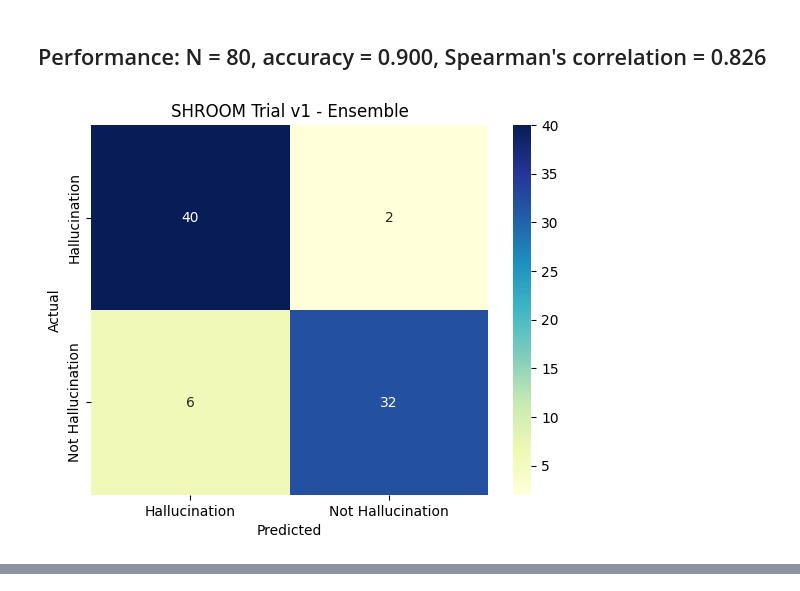
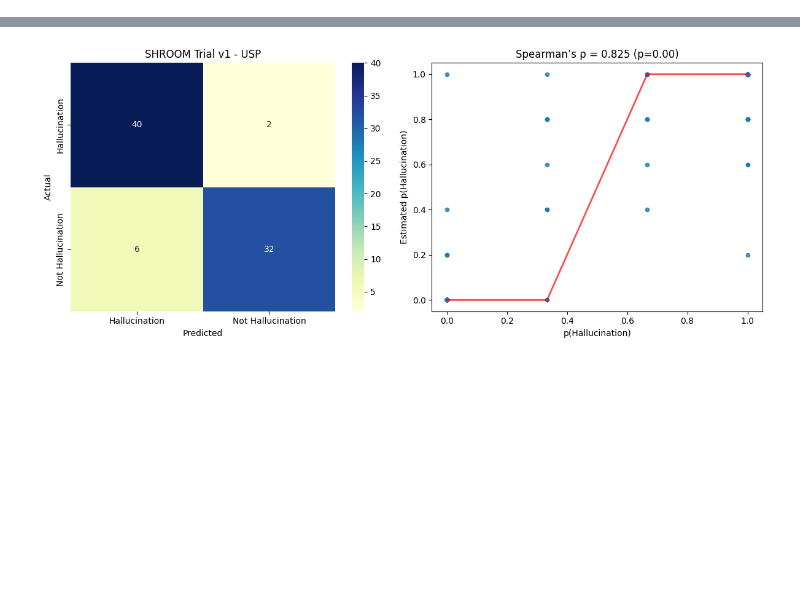
Before and after one commit to bradleypallen/shroom, a Jupyter notebook: shroom_trial-v1_metrics_ensemble.ipynb, the cells around one changed output, grey strips where cells are left out. Saved outputs shown, nothing was run; the diff lists cells and outputs as text; code cells hidden in the pictures; blank space fills up the shorter version.

Commit message:
USP 2nd stage runs on trial-v1, val.model-agnostic

```diff
--- a/shroom_trial-v1_metrics_ensemble.ipynb
+++ b/shroom_trial-v1_metrics_ensemble.ipynb
@@ -3,18 +5,25 @@ import json, pycm, pandas as pd, matplotlib.pyplot as plt, seaborn as sns
 from IPython.display import display, Markdown
 # %%
-datapoints = json.load(open('results_trial-v1_ensemble_version_5.json', 'r'))
+datapoints = json.load(open('results_trial-v1_ensemble_version_5_gpt-4-turbo.json', 'r'))
 datapoints = [ dp for dp in datapoints if "predicted" in dp ]
 results = pd.DataFrame.from_records(datapoints)
 cm = pycm.ConfusionMatrix(results["label"].tolist(), results["predicted"].tolist(), digit=2, classes=[ 'Hallucination', 'Not Hallucination' ])
-#df_corr = results[["p(Hallucination)", "predicted_p"]].corr(method='pearson',numeric_only=True)
 df_corr = results[["p(Hallucination)", "predicted_p"]].corr(method='spearman',numeric_only=True)
-
-display(Markdown(f'## Performance: N = {cm.POP["Hallucination"]}, accuracy = {cm.ACC["Hallucination"]:.3f}, Spearman\'s correlation = {df_corr.iloc[0,1]:.3f}'))
-df_cm = pd.DataFrame(cm.matrix).T.fillna(0)
-ax = sns.heatmap(df_cm, annot=True, fmt='d', cmap="YlGnBu")
-ax.set_title("SHROOM Trial v1 - Ensemble")
-ax.set(xlabel='Predicted', ylabel='Actual')
-plt.show()
-# %% [output]
-## Performance: N = 80, accuracy = 0.900, Spearman's correlation = 0.826
-[figure, removed]
+# %%
+start = datetime.fromisoformat(results["timestamp"].min())
+end = datetime.fromisoformat(results["timestamp"].max())
+elapsed = end - start
+display(Markdown(f'## Performance: N = {cm.POP["Hallucination"]}, accuracy = {cm.ACC["Hallucination"]:.3f}, time elapsed = {elapsed}'))
+fig, axes = plt.subplots(nrows=1, ncols=2, figsize=(12, 5))
+df_cm = pd.DataFrame(cm.matrix).T.fillna(0)
+sns.heatmap(df_cm, annot=True, fmt='d', cmap="YlGnBu", ax=axes[0])
+axes[0].set_title("SHROOM Trial v1 - USP")
+axes[0].set(xlabel='Predicted', ylabel='Actual')
+sns.regplot(x="p(Hallucination)", y="predicted_p", data=results, scatter_kws={"s": 20}, line_kws={"color": "red", "alpha": 0.7, "lw": 2}, lowess=True, ax=axes[1])
+rho, pval = spearmanr(results['p(Hallucination)'], results['predicted_p'])
+axes[1].set_title(f'Spearman’s ρ = {rho:.3f} (p={pval:.2f})')
+axes[1].set_xlabel('p(Hallucination)')
+axes[1].set_ylabel('Estimated p(Hallucination)')
+plt.tight_layout()
+plt.show()
+# %% [output]
@@ -21,3 +31,4 @@ plt.show()
+[figure, added]
 # %%
 def display_errors(results):
     fns = results[((results["label"] == 'Hallucination') & (results["predicted"] == 'Not Hallucination'))].copy()
```
Also changed, not shown: parts of 4 cells of this notebook, 12 other files.
